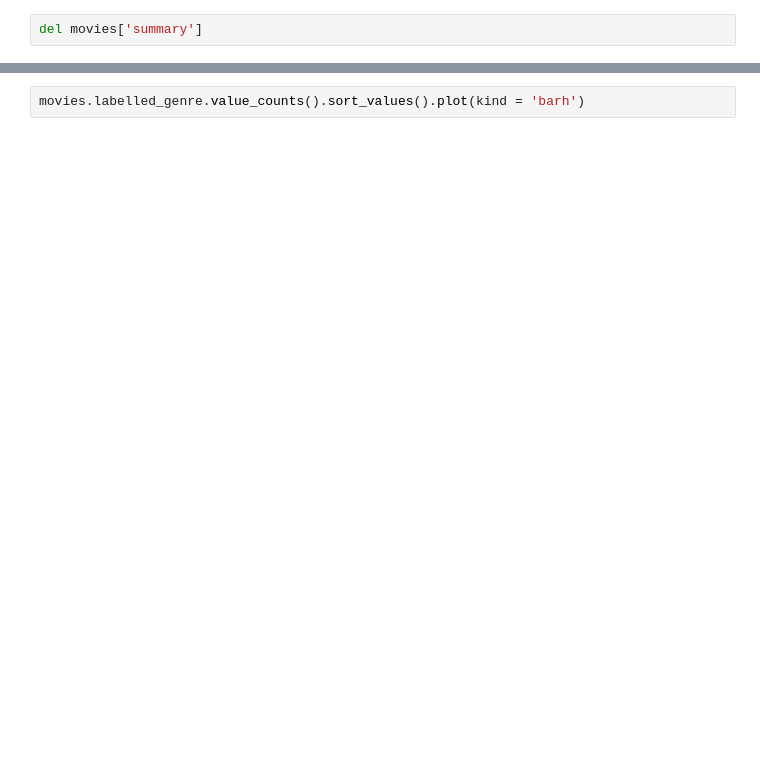
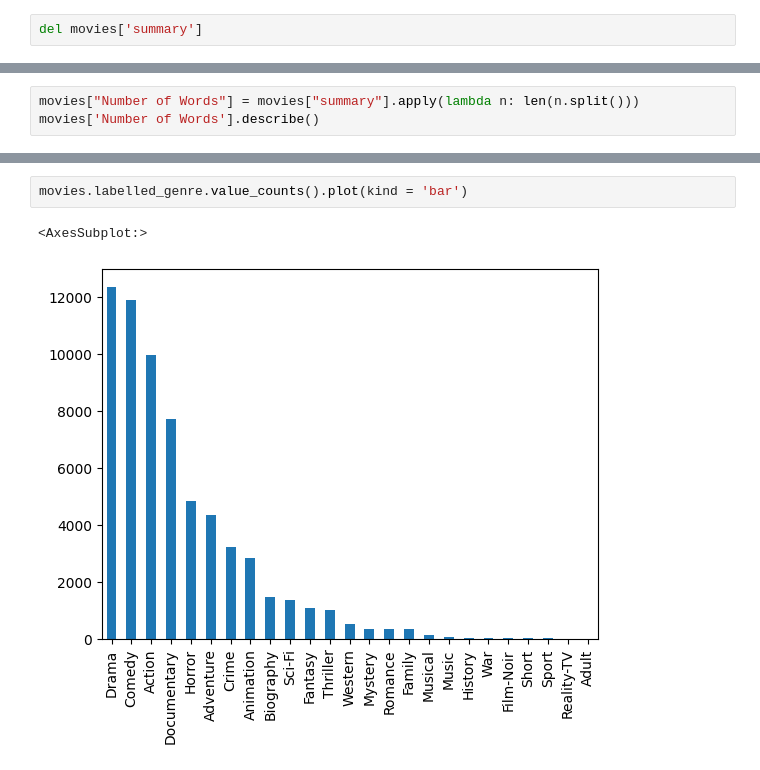
Before and after one commit to OrionStar25/CS5242-Final-Project, a Jupyter notebook: data_visualization.ipynb, the cells around one changed output, grey strips where cells are left out. Saved outputs shown, nothing was run; the diff lists cells and outputs as text; blank space fills up the shorter version.

```diff
--- a/data_visualization.ipynb
+++ b/data_visualization.ipynb
@@ -82,0 +170,3 @@ movies
+# %%
+movies["Number of Words"] = movies["summary"].apply(lambda n: len(n.split()))
+movies['Number of Words'].describe()
@@ -87,2 +211,5 @@ movies
 # %%
-movies.labelled_genre.value_counts().sort_values().plot(kind = 'barh')
+movies.labelled_genre.value_counts().plot(kind = 'bar')
+# %% [output]
+<AxesSubplot:>
+[figure, added]
```
Also changed, not shown: parts of 28 cells of this notebook, 4 other files.
